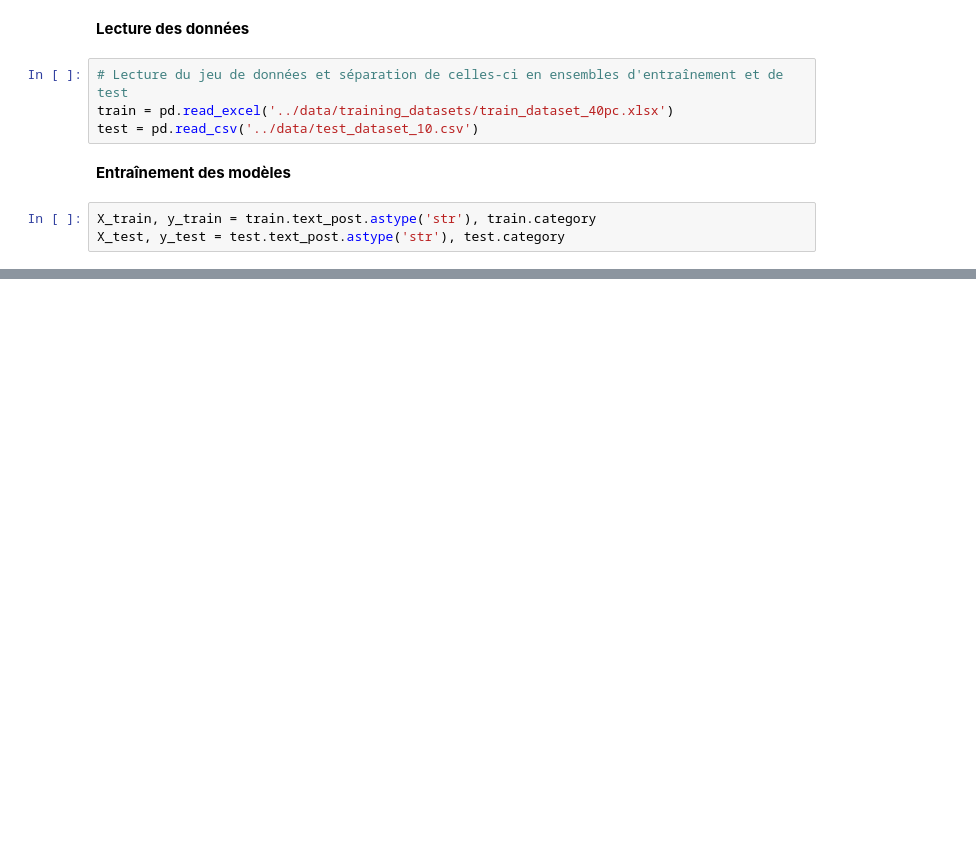
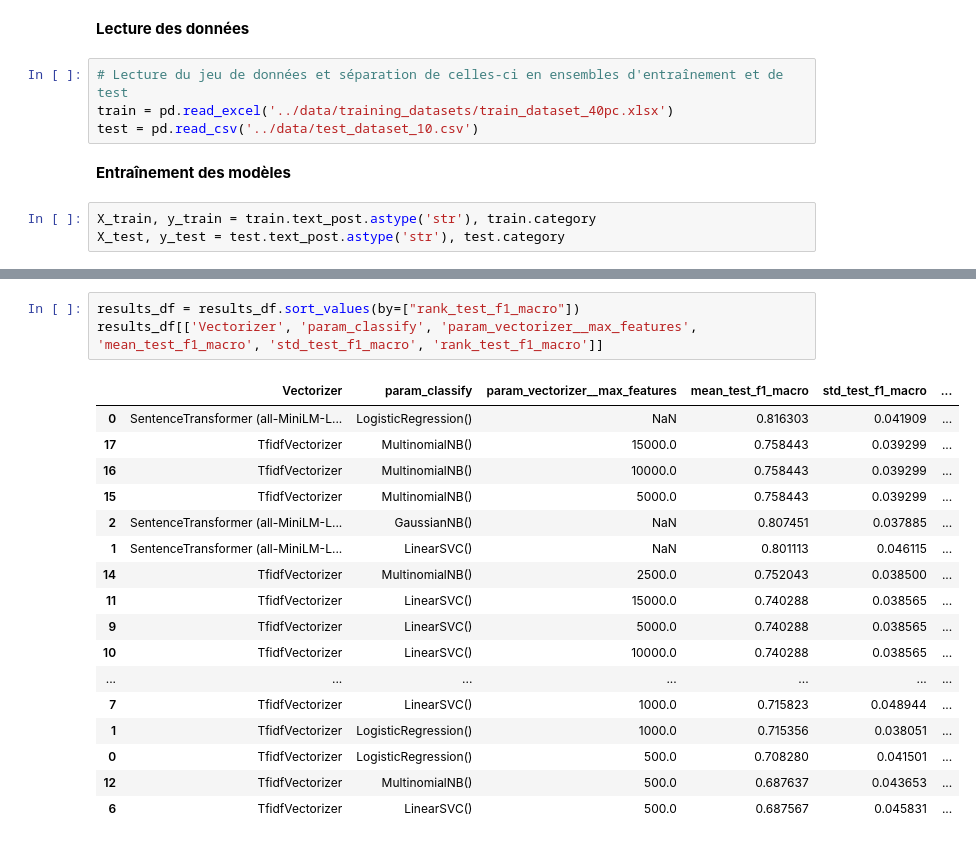
Before and after one commit to CamilleDemers/incels-detection-reddit, a Jupyter notebook: src/incels_detection.ipynb, the cells around one changed output, grey strips where cells are left out. Drawn from its saved outputs; the diff is of its cells as text; blank space fills up the shorter version.

```diff
--- a/src/incels_detection.ipynb
+++ b/src/incels_detection.ipynb
@@ -129,0 +208,21 @@ results_cv
+# %%
+results_df = results_df.sort_values(by=["rank_test_f1_macro"])
+results_df[['Vectorizer', 'param_classify', 'param_vectorizer__max_features', 'mean_test_f1_macro', 'std_test_f1_macro', 'rank_test_f1_macro']]
+# %% [output]
+|  | Vectorizer | param_classify | param_vectorizer__max_features | mean_test_f1_macro | std_test_f1_macro | ... |
+| 0 | SentenceTransformer (all-MiniLM-L... | LogisticRegression() | NaN | 0.816303 | 0.041909 | ... |
+| 17 | TfidfVectorizer | MultinomialNB() | 15000.0 | 0.758443 | 0.039299 | ... |
+| 16 | TfidfVectorizer | MultinomialNB() | 10000.0 | 0.758443 | 0.039299 | ... |
+| 15 | TfidfVectorizer | MultinomialNB() | 5000.0 | 0.758443 | 0.039299 | ... |
+| 2 | SentenceTransformer (all-MiniLM-L... | GaussianNB() | NaN | 0.807451 | 0.037885 | ... |
+| 1 | SentenceTransformer (all-MiniLM-L... | LinearSVC() | NaN | 0.801113 | 0.046115 | ... |
+| 14 | TfidfVectorizer | MultinomialNB() | 2500.0 | 0.752043 | 0.038500 | ... |
+| 11 | TfidfVectorizer | LinearSVC() | 15000.0 | 0.740288 | 0.038565 | ... |
+| 9 | TfidfVectorizer | LinearSVC() | 5000.0 | 0.740288 | 0.038565 | ... |
+| 10 | TfidfVectorizer | LinearSVC() | 10000.0 | 0.740288 | 0.038565 | ... |
+| ... | ... | ... | ... | ... | ... | ... |
+| 7 | TfidfVectorizer | LinearSVC() | 1000.0 | 0.715823 | 0.048944 | ... |
+| 1 | TfidfVectorizer | LogisticRegression() | 1000.0 | 0.715356 | 0.038051 | ... |
+| 0 | TfidfVectorizer | LogisticRegression() | 500.0 | 0.708280 | 0.041501 | ... |
+| 12 | TfidfVectorizer | MultinomialNB() | 500.0 | 0.687637 | 0.043653 | ... |
+| 6 | TfidfVectorizer | LinearSVC() | 500.0 | 0.687567 | 0.045831 | ... |
```
Also changed, not shown: parts of 30 cells of this notebook, 6 other files.
